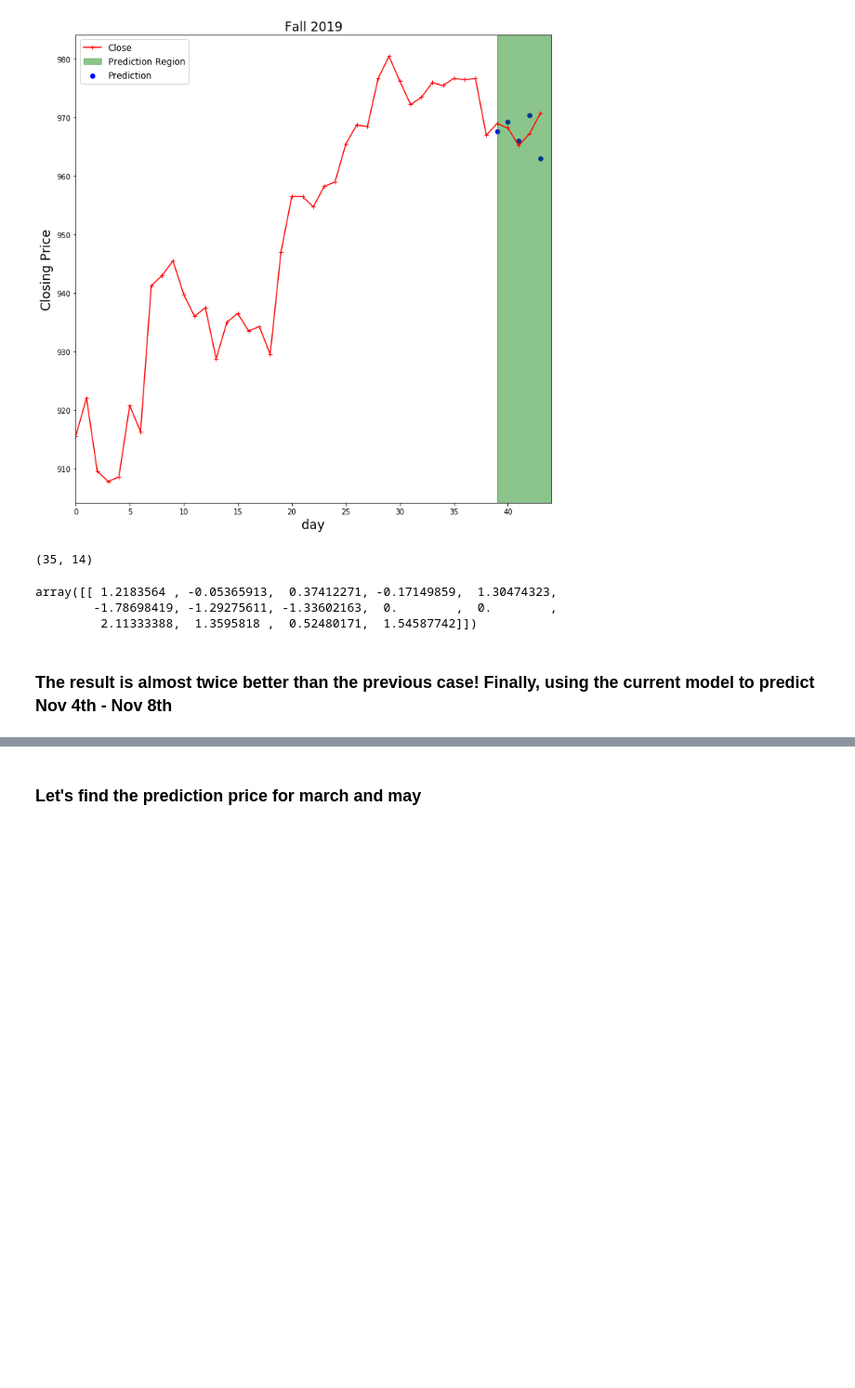
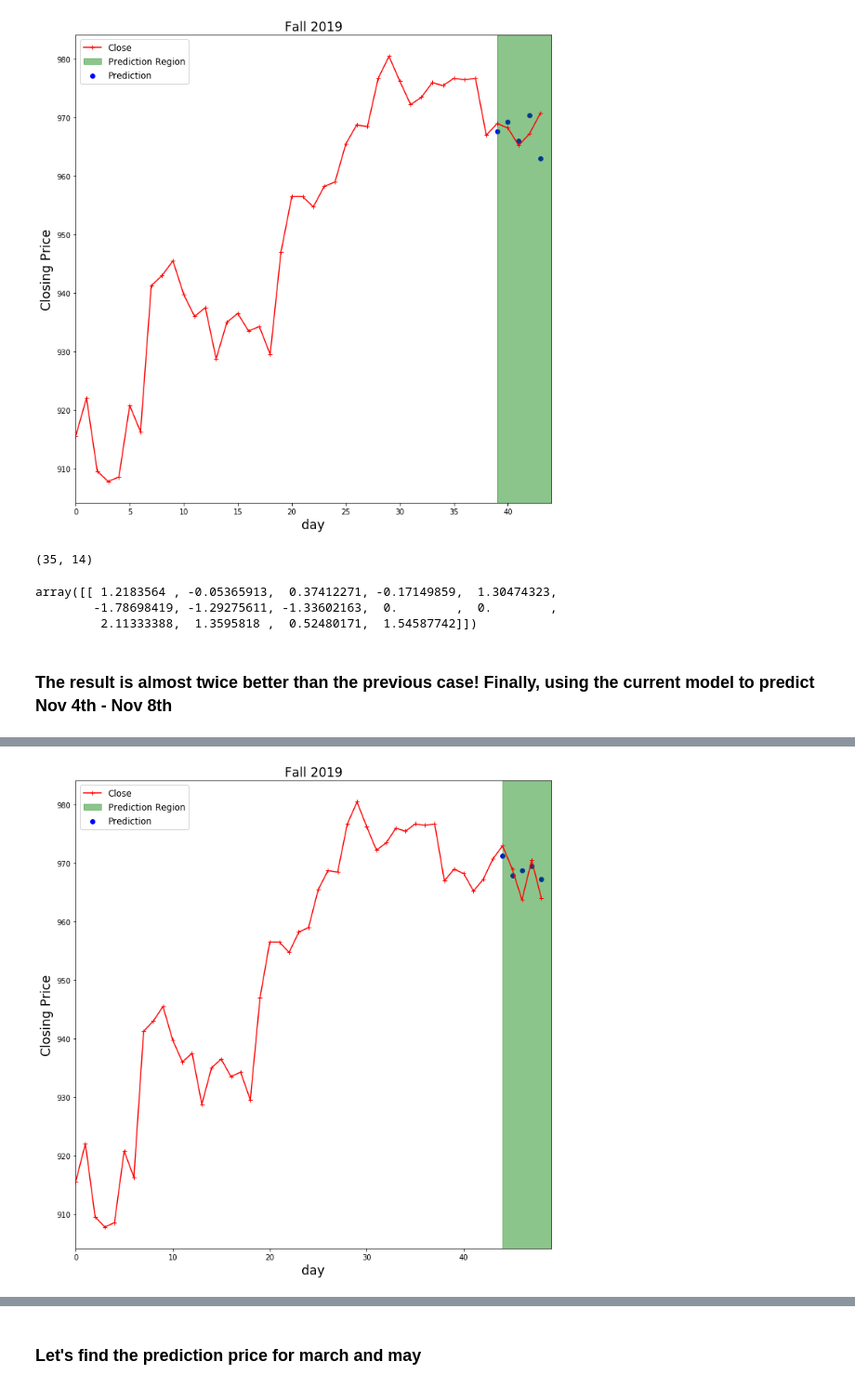
Before and after one commit to WaverlyK/MinneMUDAC, a Jupyter notebook: Preliminary_Analysis/RegressionModeling/Final_Regression_fall_data_only.ipynb, the cells around one changed output, grey strips where cells are left out. Shown: that part at 93% size. Cells and saved outputs as stored; diff of their text form; code cells hidden in the pictures; blank space fills up the shorter version.

```diff
--- a/Preliminary_Analysis/RegressionModeling/Final_Regression_fall_data_only.ipynb
+++ b/Preliminary_Analysis/RegressionModeling/Final_Regression_fall_data_only.ipynb
@@ -173,6 +173,9 @@ print('2019 Data - X: ',july2019_X.shape, ' y: ', len(july2019_y[0]))
 fig, axs = plt.subplots(1,3, tight_layout=True, figsize = (15,6))
 
 linearModel = LinearRegression()
+
+true_prediction = []
+pred_prediction = []
 
 # 2017
 n = july2017_X.shape[0]
@@ -184,6 +187,8 @@ for i in range(5):
     trnerror[i] = metric.mean_squared_error(july2017_y[i][:n-1],ypred)
     ypred_test[i] = linearModel.predict(july2017_X[n-1,:].reshape(1, -1))
     tsterror_array[i] = (ypred_test[i]-july2017_y[i][n-1])**2
+    true_prediction.append(july2017_y[i][n-1])
+    pred_prediction.append(ypred_test[i])
 tsterror = np.mean(tsterror_array)
 print('2017 - trnerror: ',trnerror, ' tsterror: ',tsterror)
 h = axs[0].plot(np.arange(july2017.shape[0]),july2017['Close'], color='r', marker='+', label='Close')
@@ -204,6 +209,8 @@ for i in range(5):
     trnerror[i] = metric.mean_squared_error(july2018_y[i][:n-1],ypred)
     ypred_test[i] = linearModel.predict(july2018_X[n-1,:].reshape(1, -1))
     tsterror_array[i] = (ypred_test[i]-july2018_y[i][n-1])**2
+    true_prediction.append(july2018_y[i][n-1])
+    pred_prediction.append(ypred_test[i])
 tsterror = np.mean(tsterror_array)
 print('2018 - trnerror: ',trnerror, ' tsterror: ',tsterror)
 h = axs[1].plot(np.arange(july2018.shape[0]),july2018['Close'], color='r', marker='+', label='Close')
@@ -223,6 +230,8 @@ for i in range(5):
     trnerror[i] = metric.mean_squared_error(july2019_y[i][:n-1],ypred)
     ypred_test[i] = linearModel.predict(july2019_X[n-1,:].reshape(1, -1))
     tsterror_array[i] = (ypred_test[i]-july2019_y[i][n-1])**2
+    true_prediction.append(july2019_y[i][n-1])
+    pred_prediction.append(ypred_test[i])
 tsterror = np.mean(tsterror_array)
 print('2019 - trnerror: ',trnerror, ' tsterror: ',tsterror)
 h = axs[2].plot(np.arange(july2019.shape[0]),july2019['Close'], color='r', marker='+', label='Close')
@@ -233,6 +242,8 @@ h = axs[2].set_title('Fall 2019',fontsize = 'xx-large')
 h = axs[2].set_xlabel('day',fontsize = 'xx-large')
 h = axs[2].set_ylabel('Closing Price',fontsize = 'xx-large')
 h = axs[2].legend(fontsize = 'large')
+
+metric.mean_squared_error(true_prediction,pred_prediction)
 # %% [output]
 2017 - trnerror:  [14.96177233 15.45207123 18.57311529 18.51797022 17.58939657]  tsterror:  106.37058118166286
 2018 - trnerror:  [28.89519729 55.0902048  66.41571362 77.47216005 82.48670247]  tsterror:  70.98816695881065
@@ -653,0 +722,15 @@ opt eps: 1 opt g: 0.015625 opt C: 8      optValError: 35.221858932976396
+# %%
+# plot new prediction
+july_true = pd.DataFrame([973,969,963.75,970.53,964],columns=[0])
+fig, axs = plt.subplots(1,1, tight_layout=True, figsize = (10,10))
+n = july2019.shape[0]
+h = axs.plot(np.arange(july2019.shape[0]+5),pd.concat([july2019['Close'],july_true],axis=0), color='r', marker='+', label='Close')
+h = axs.axvspan(n, n+5, alpha=0.45, color='g',label='Prediction Region')
+h = axs.set_xlim([0,n+5])
+h = axs.scatter(np.arange(n,n+5),ypred_test, color='b',label='Prediction')
+h = axs.set_title('Fall 2019',fontsize = 'xx-large')
+h = axs.set_xlabel('day',fontsize = 'xx-large')
+h = axs.set_ylabel('Closing Price',fontsize = 'xx-large')
+h = axs.legend(fontsize = 'large')
+# %% [output]
+[figure, added]
```
Also changed, not shown: parts of 12 cells of this notebook, 2 other files.
